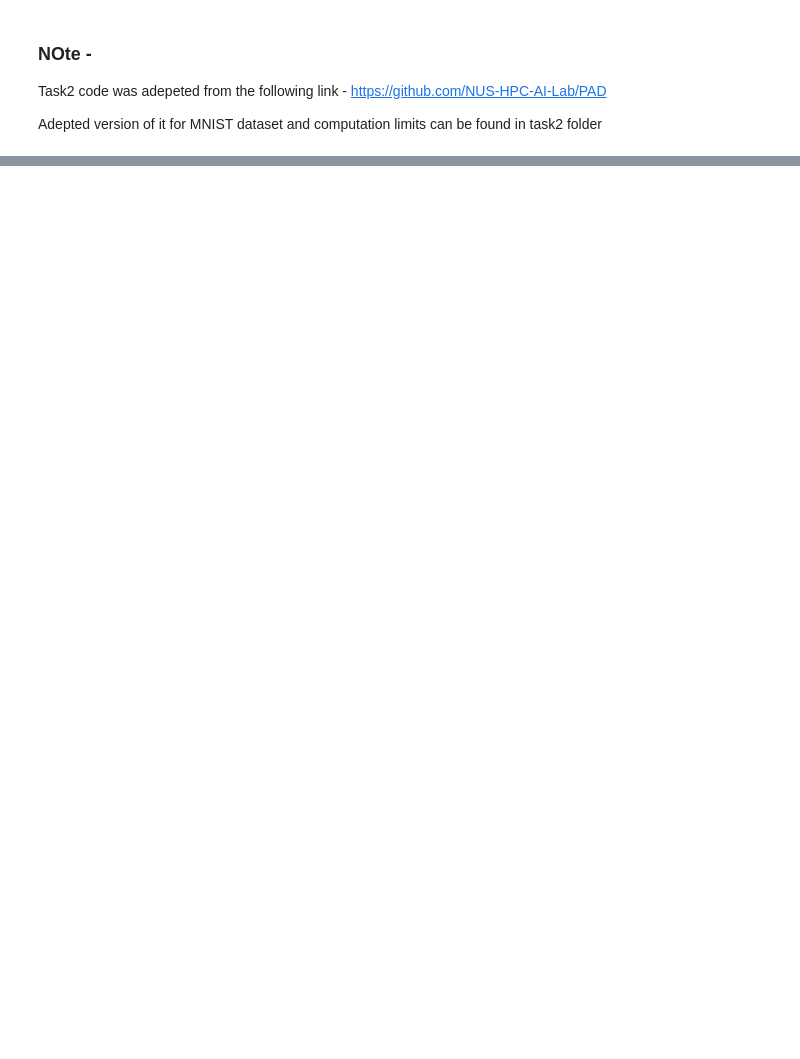
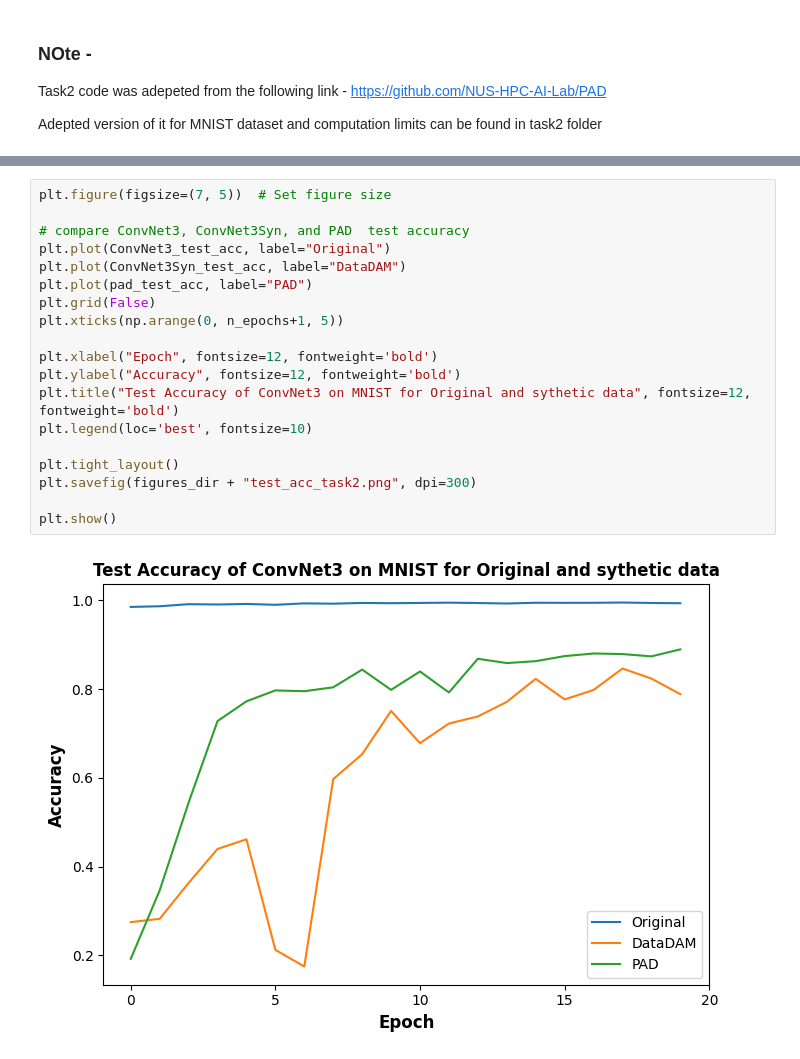
Before and after one commit to Swapnil949/ECE1512_2024F_ProjectRepo_SwapnilPatel, a Jupyter notebook: project_A/src/task2.ipynb, the cells around one changed output, grey strips where cells are left out. Drawn from its saved outputs; the diff is of its cells as text; blank space fills up the shorter version.

```diff
--- a/project_A/src/task2.ipynb
+++ b/project_A/src/task2.ipynb
@@ -59,0 +319,21 @@ plt.tight_layout()
+# %%
+plt.figure(figsize=(7, 5))  # Set figure size
+
+# compare ConvNet3, ConvNet3Syn, and PAD  test accuracy
+plt.plot(ConvNet3_test_acc, label="Original")
+plt.plot(ConvNet3Syn_test_acc, label="DataDAM")
+plt.plot(pad_test_acc, label="PAD")
+plt.grid(False)
+plt.xticks(np.arange(0, n_epochs+1, 5))
+
+plt.xlabel("Epoch", fontsize=12, fontweight='bold')
+plt.ylabel("Accuracy", fontsize=12, fontweight='bold')
+plt.title("Test Accuracy of ConvNet3 on MNIST for Original and sythetic data", fontsize=12, fontweight='bold')
+plt.legend(loc='best', fontsize=10)
+
+plt.tight_layout()
+plt.savefig(figures_dir + "test_acc_task2.png", dpi=300)
+
+plt.show()
+# %% [output]
+[figure, added]
```
Also changed, not shown: parts of 13 cells of this notebook, 7 other files.
